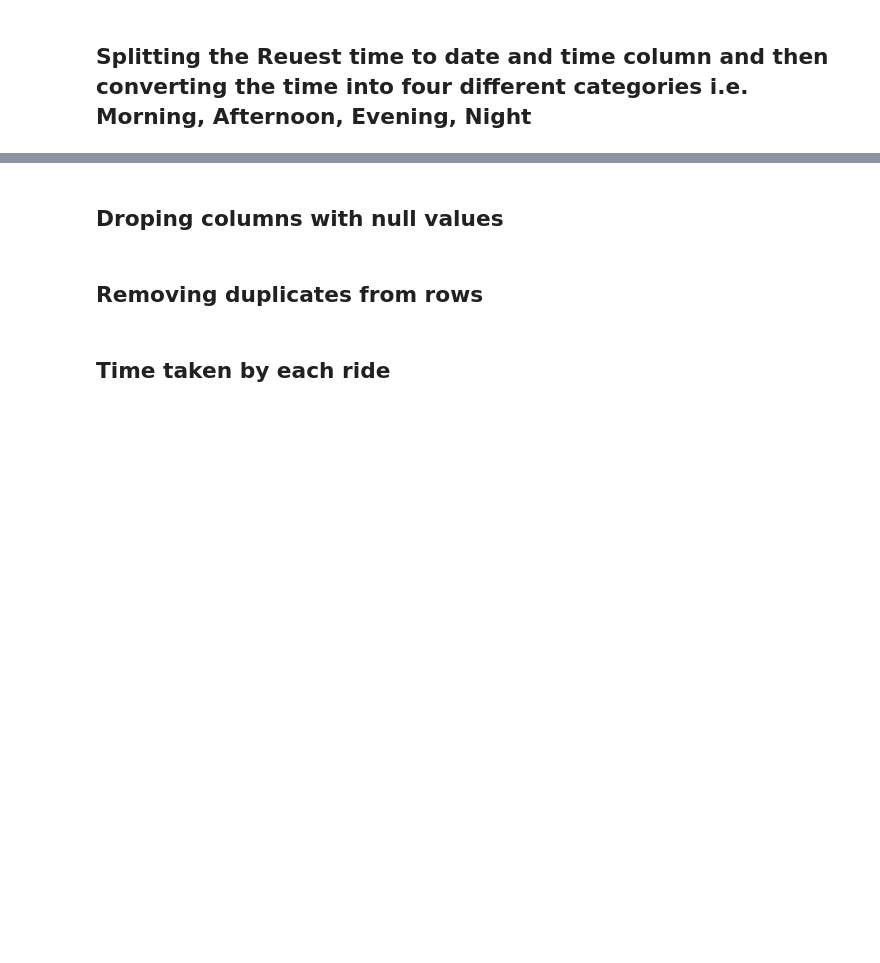
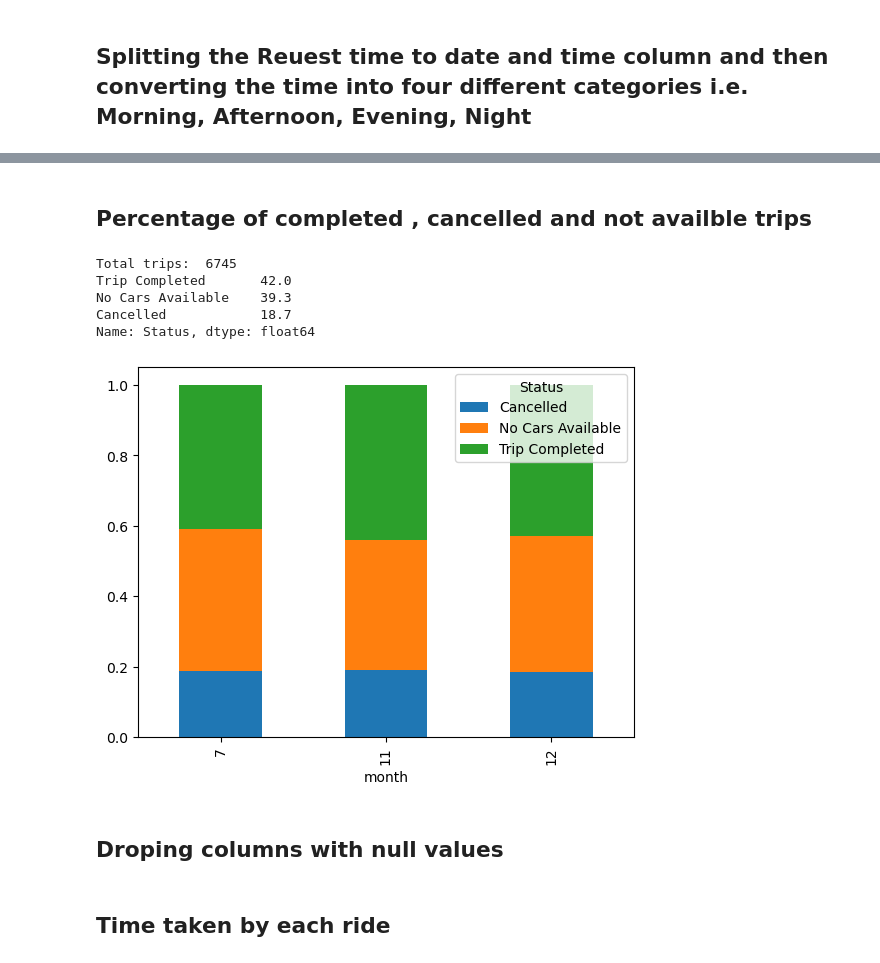
Before and after one commit to hendrybones/Uber_Request_Analysis, a Jupyter notebook: Uber _request_Analysis with python.ipynb, the cells around one changed output, grey strips where cells are left out. Drawn from its saved outputs; the diff is of its cells as text; code cells hidden in the pictures; blank space fills up the shorter version.

```diff
--- a/Uber _request_Analysis with python.ipynb
+++ b/Uber _request_Analysis with python.ipynb
@@ -188,2 +177,16 @@ newData.head()
+# %% [markdown]
+## Percentage of completed , cancelled and not availble trips
+# %%
+print('Total trips: ', newData.Status.count())
+print(round(newData.Status.value_counts()/newData.Status.size*100,1))
+
+newData.groupby(by=['month'])['Status'].value_counts(normalize=True).unstack('Status').plot.bar(stacked=True);
+# %% [output]
+Total trips:  6745
+Trip Completed       42.0
+No Cars Available    39.3
+Cancelled            18.7
+Name: Status, dtype: float64
+[figure, added]
 # %% [markdown]
 ## Droping columns with null values
@@ -193,2 +192,0 @@ newData.dropna(inplace=True)
-# %% [markdown]
-## Removing duplicates from rows
```
Also changed, not shown: parts of 15 cells of this notebook.
